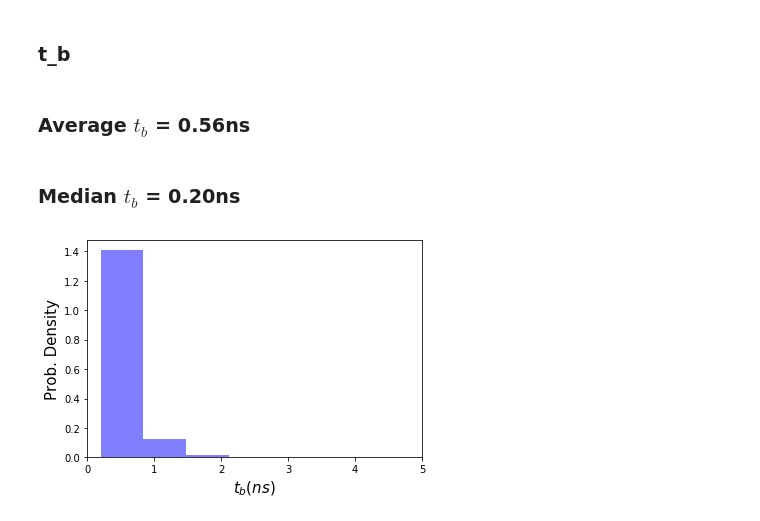
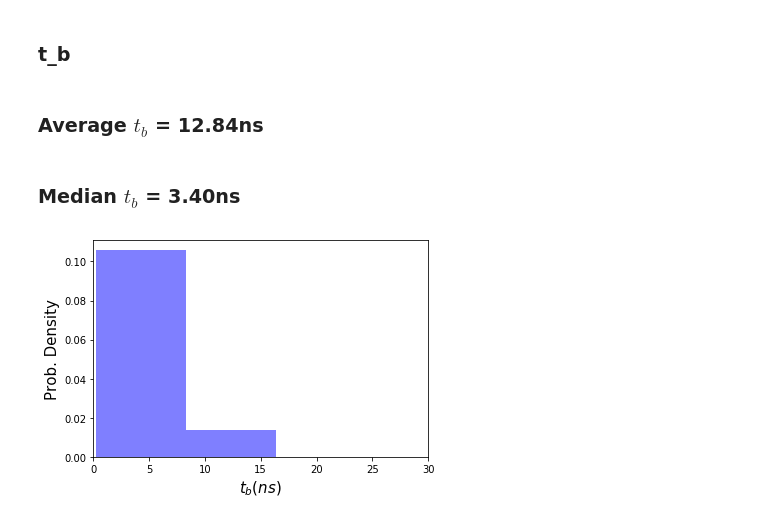
Before and after one commit to choderalab/msm-mfpt, a Jupyter notebook: models/Villin_model_postClustering2-mindist.ipynb, the cells around one changed output. Saved outputs shown, nothing was run; the diff lists cells and outputs as text; code cells hidden in the pictures.

```diff
--- a/models/Villin_model_postClustering2-mindist.ipynb
+++ b/models/Villin_model_postClustering2-mindist.ipynb
@@ -467,8 +467,8 @@ dt = 0.0002 # in micro-sec
 
 macrostates = biggest_clusters_indexes(big_clusters_list[6], n_pick=2)
 
-stateA = big_clusters_list[6][macrostates[0]]  #Unfolded
-stateB = big_clusters_list[6][macrostates[1]]   #Folded
+stateA = big_clusters_list[2][macrostates[0]]  #Unfolded
+stateB = big_clusters_list[2][macrostates[1]]   #Folded
 
 #lag_to_use = np.asarray(list(lags[0::2]) + [5000, 10000, 15000])
 lag_to_use = np.asarray(list(lags[0::2]))
@@ -641,20 +702,20 @@ plt.show()
 # %%
 nm_model.lag_time = 1
 empiric_fptsAB, empiric_fptsBA, tb_values = nm_model.empirical_fpts()
 
 printmd("###  Average $t_b$ = {:.2f}ns".format(0.2*sum(tb_values)/len(tb_values)))
 printmd("###  Median $t_b$ = {:.2f}ns".format(0.2*np.median(tb_values)))
 
 plt.hist(np.array(tb_values)*0.2, normed=True, bins=30, color='blue', alpha=0.5)
 plt.xlabel("$t_b (ns)$", fontsize=15)
 plt.ylabel("Prob. Density", fontsize=15)
 plt.annotate
-plt.xlim([0,5])
+plt.xlim([0,30])
 plt.show()
 # %% [output]
-###  Average $t_b$ = 0.56ns
+###  Average $t_b$ = 12.84ns
-###  Median $t_b$ = 0.20ns
+###  Median $t_b$ = 3.40ns
-[figure, old version]
+[figure, new version]
 # %%
 np.array(tb_values)
 # %% [output]
```
Also changed, not shown: parts of 14 cells of this notebook, 1 other file.
